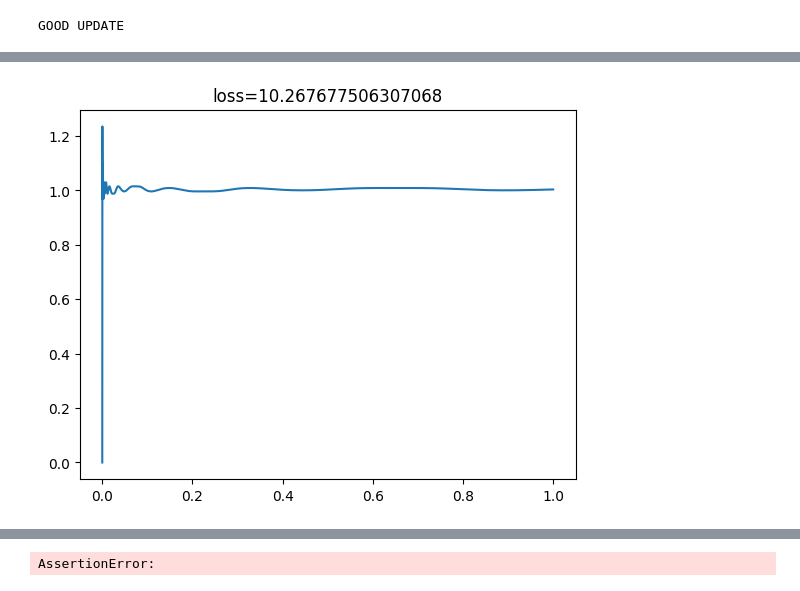
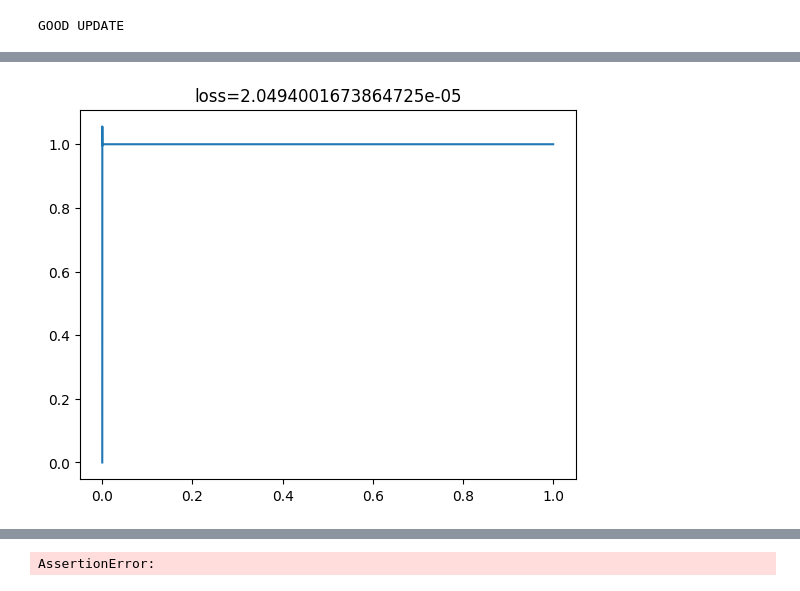
Before and after one commit to Dont4rootMe/muon-annealing, a Jupyter notebook: optuna.ipynb, the cells around one changed output, grey strips where cells are left out. Cells and saved outputs as stored; diff of their text form; code cells hidden in the pictures.

```diff
--- a/optuna.ipynb
+++ b/optuna.ipynb
@@ -119,7 +120,7 @@ def experiment(coef_len: int, max_x: float, n: int, metric='l2', n_trials=1000):
     return (coef_len, max_x, n, best_value, best_params)
 # %%
 results = []
-breake = 4
+breake = 2
 for coef_len in [3, 5, 7]:
     odd_coef_len = coef_len // 2 + 1
     for max_x in [1, 5, 10, 20]:
@@ -128,7 +129,7 @@ for coef_len in [3, 5, 7]:
                 breake -= 1
                 continue
             results.append(
-                experiment(odd_coef_len, max_x, n, 'l2', n_trials=1000)
+                experiment(odd_coef_len, max_x, n, 'l2', n_trials=2000)
             )
 # %%
 def get_df(results: list[tuple[int, int, int, float, dict[str, float]]]):
@@ -245,6 +246,7 @@ else:
 # %% [output]
 GOOD UPDATE
 # %%
-final_df
+df = pd.read_csv(SAVE_FILENAME, index_col=False)
+df
 # %% [output]
 |  | loss | coef_count | max_x | NS_n | a1 | a3 | a5 | a7 |
@@ -287,16 +289,21 @@ plots(df, max_x=5)
+# %%
+def plot_from_func(f: Callable, max_x: float, n_points: int = 100):
+    x_es = [i/n_points for i in range(int(max_x * n_points))]
+    y_es = np.array([f(i/n_points) for i in range(int(max_x * n_points))])
+    plt.plot(x_es, y_es)
+    return y_es
 # %%
 def plots_minimum(df: pd.DataFrame, n_points: int = 100):
     min_loss = df[df['loss'] != 0.0]['loss'].min()
     row: pd.DataFrame = df[df['loss'] == min_loss]
     max_x = row['max_x'].iloc[0]
-    f = NewtonS([row[f'a{i}'].iloc[0] for i in range(1, 8, 2)], int(row['NS_n'].iloc[0]))
-    x_es = [i/n_points for i in range(max_x * n_points)]
-    y_es = np.array([f(i/n_points) for i in range(max_x * n_points)])
-    plt.title(f'loss={((y_es - 1)**2).sum()}')
-    plt.plot(x_es, y_es)
+    coefs = [row[f'a{i}'].iloc[0] for i in range(1, 8, 2)]
+    f = NewtonS(coefs, int(row['NS_n'].iloc[0]))
+    y_es = plot_from_func(f, max_x, n_points)
+    plt.title(f'loss={(((y_es[1:] - 1)**2).sum() + y_es[0]**2) / n_points * max_x}')
     plt.show()
-    return f
+    return f, row
 # %%
-f = plots_minimum(df, 100000)
+f, row = plots_minimum(df, int(1e5))
 # %% [output]
-[figure, old version]
+[figure, new version]
```
Also changed, not shown: parts of 12 cells of this notebook, 52 other files.
